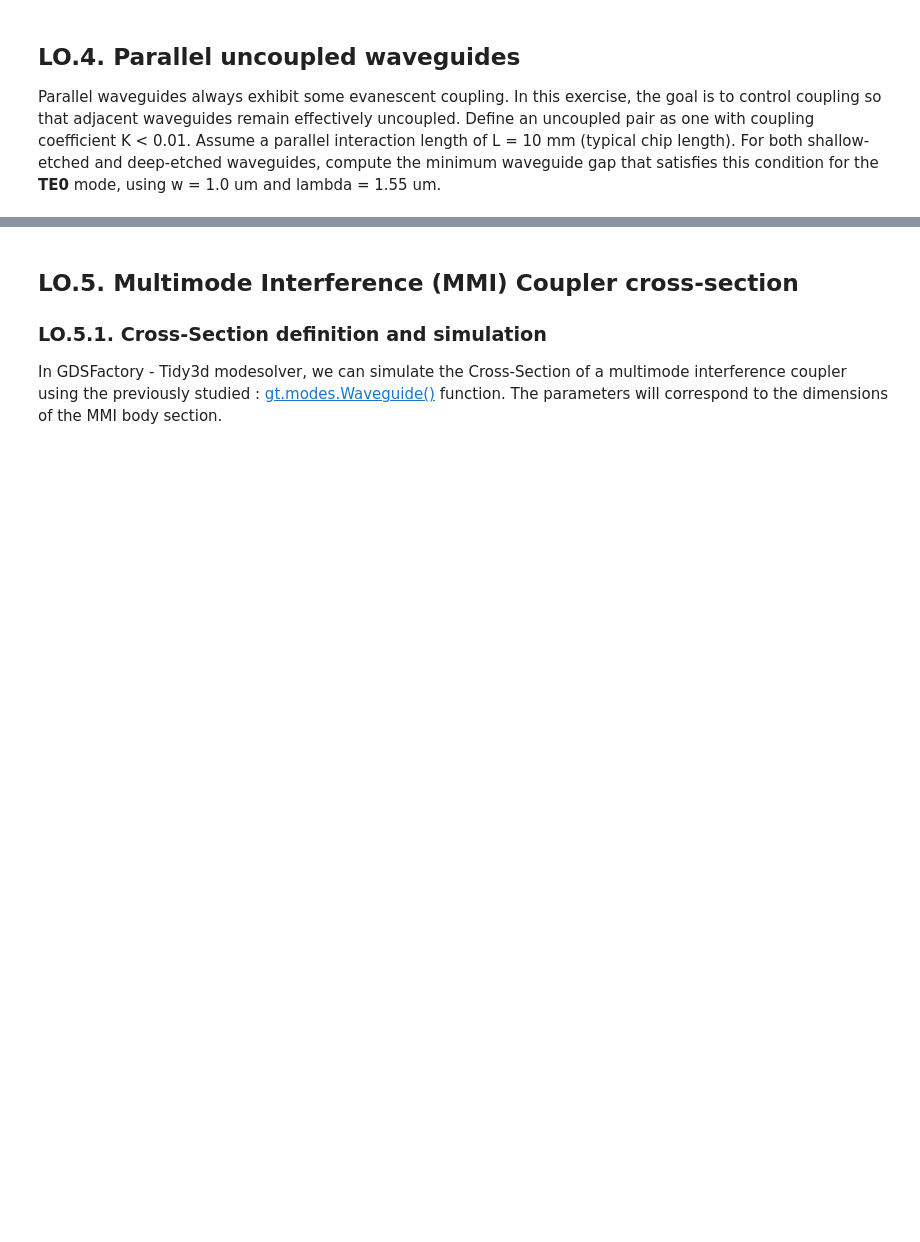
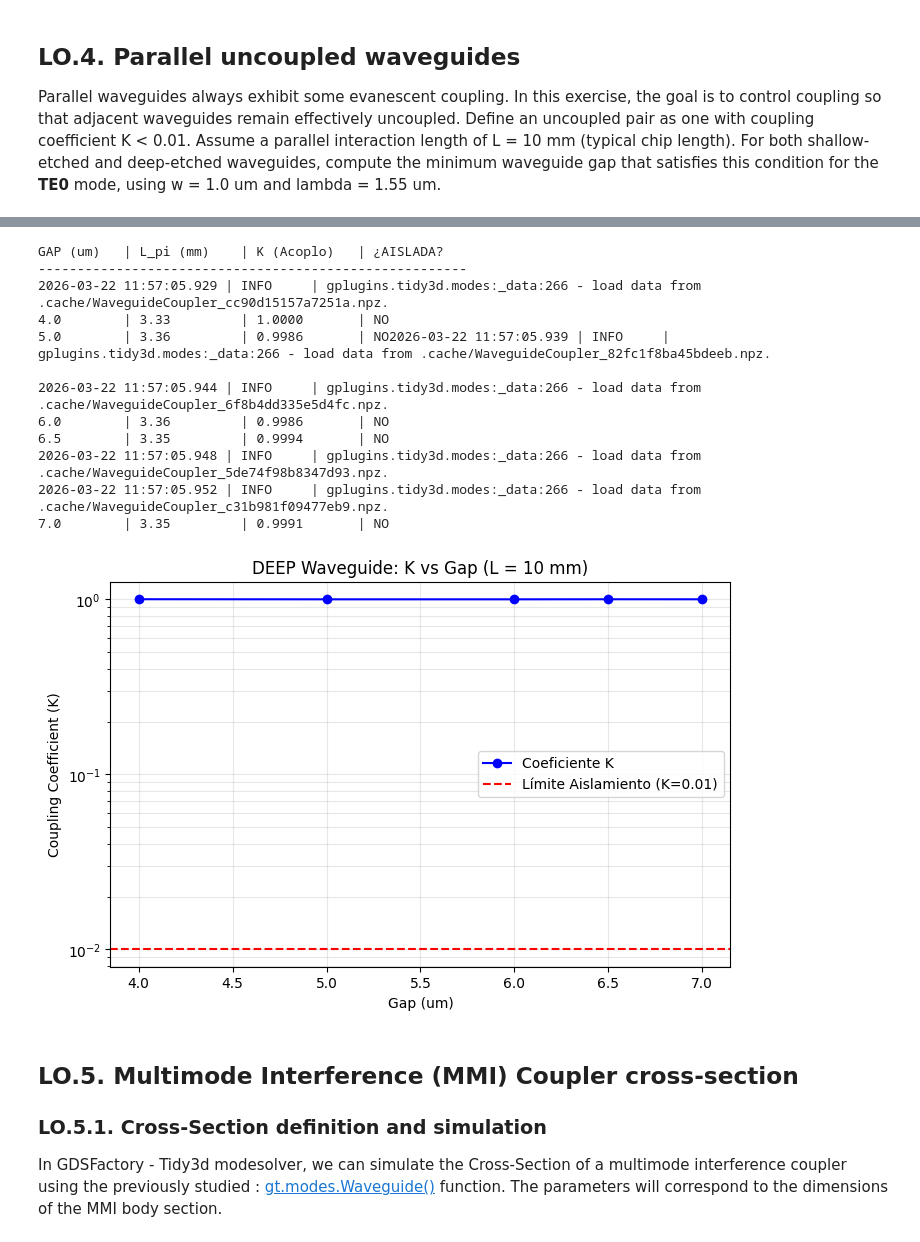
Before and after one commit to cdjuacor/cifoin-lab2, a Jupyter notebook: COUPLERS_Student.ipynb, the cells around one changed output, grey strips where cells are left out. Drawn from its saved outputs; the diff is of its cells as text; code cells hidden in the pictures; blank space fills up the shorter version.

Commit message:
EJERCICIO4 GUIA DEEP ACABADA

```diff
--- a/COUPLERS_Student.ipynb
+++ b/COUPLERS_Student.ipynb
@@ -367,5 +383,81 @@ GAP (um)   | L_pi (mm)    | K (Acoplo)   | ¿AISLADA?
 3.6        | 185.20       | 0.0072       | SÍ
 [figure]
+# %%
+import numpy as np
+import matplotlib.pyplot as plt
+import warnings
+warnings.filterwarnings("ignore") # Para limpiar la consola de avisos
+
+
+
+# Parámetros básicos
+
+L_chip = 10.0  # mm
+lambda_c = 1.55
+gaps_shallow = [4.0, 5.0, 6.0, 6.5, 7.0]
+k_resultados = []
+
+#tabla
+print(f"{'GAP (um)':<10} | {'L_pi (mm)':<12} | {'K (Acoplo)':<12} | {'¿AISLADA?'}")
+print("-" * 55)
+
+# Barrido
+for g in gaps_shallow:
+
+    dcoupler_cs = gt.modes.WaveguideCoupler(
+    # Geometrical Parameters
+    core_width=(1.0, 1.0), #cambiamos a 1.0 en esta configuración
+    slab_thickness=150 * nm,       #SHALLOW
+    core_thickness=300 * nm,
+    gap=g,
+    # Materials
+    core_material='sin',
+    clad_material='sio2',
+    # Modesolver Parameters
+    wavelength=lambda_c,
+    num_modes=4,
+    cache_path='.cache/',
+    precision='double',
+    grid_resolution=20
+    )
+
+    # Cálculo de L_pi (mm)
+    l_pi = (0.5 * 1.55 / abs(dcoupler_cs.n_eff[0].real - dcoupler_cs.n_eff[1].real)) / 1000 #divido para que salga en mm
+
+    # Cálculo de K (Coeficiente de acoplo)
+    k = np.sin((np.pi * L_chip) / (2 * l_pi))**2
+    k_resultados.append(k)
+
+    # Tabla por pantalla
+    aislada = "SÍ" if k < 0.01 else "NO"
+    print(f"{g:<10} | {l_pi:<12.2f} | {k:<12.4f} | {aislada}")
+
+# 3. Generar la Gráfica
+plt.figure(figsize=(8, 5))
+plt.plot(gaps_shallow, k_resultados, 'bo-', label='Coeficiente K')
+plt.axhline(y=0.01, color='r', linestyle='--', label='Límite Aislamiento (K=0.01)')
+
+plt.yscale('log') # Escala logarítmica para ver bien el cruce
+plt.title('DEEP Waveguide: K vs Gap (L = 10 mm)')
+plt.xlabel('Gap (um)')
+plt.ylabel('Coupling Coefficient (K)')
+plt.grid(True, which="both", alpha=0.3)
+plt.legend()
+plt.show()
+# %% [output]
+GAP (um)   | L_pi (mm)    | K (Acoplo)   | ¿AISLADA?
+-------------------------------------------------------
+2026-03-22 11:57:05.929 | INFO     | gplugins.tidy3d.modes:_data:266 - load data from .cache/WaveguideCoupler_cc90d15157a7251a.npz.
+4.0        | 3.33         | 1.0000       | NO
+5.0        | 3.36         | 0.9986       | NO2026-03-22 11:57:05.939 | INFO     | gplugins.tidy3d.modes:_data:266 - load data from .cache/WaveguideCoupler_82fc1f8ba45bdeeb.npz.
+
+2026-03-22 11:57:05.944 | INFO     | gplugins.tidy3d.modes:_data:266 - load data from .cache/WaveguideCoupler_6f8b4dd335e5d4fc.npz.
+6.0        | 3.36         | 0.9986       | NO
+6.5        | 3.35         | 0.9994       | NO
+2026-03-22 11:57:05.948 | INFO     | gplugins.tidy3d.modes:_data:266 - load data from .cache/WaveguideCoupler_5de74f98b8347d93.npz.
+2026-03-22 11:57:05.952 | INFO     | gplugins.tidy3d.modes:_data:266 - load data from .cache/WaveguideCoupler_c31b981f09477eb9.npz.
+7.0        | 3.35         | 0.9991       | NO
+[figure, added]
 # %% [markdown]
 ## LO.5. Multimode Interference (MMI) Coupler cross-section
 
```
Also changed, not shown: parts of 2 cells of this notebook.
